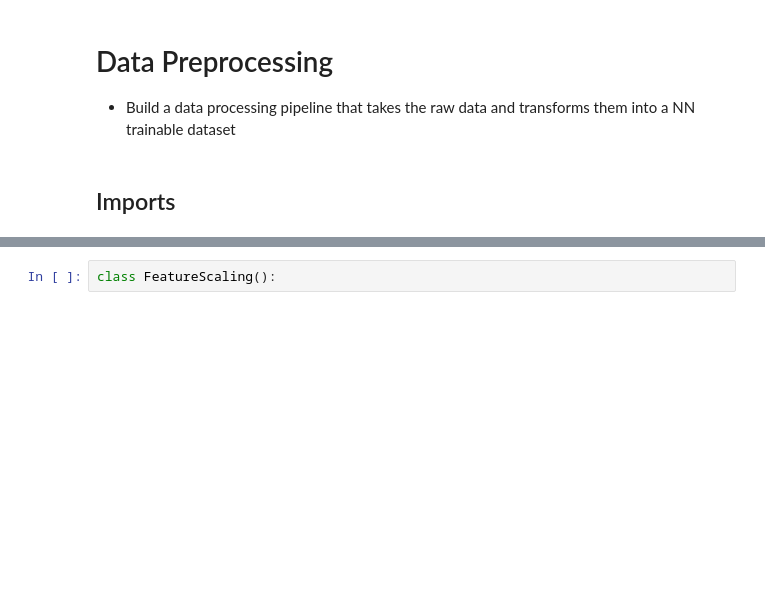
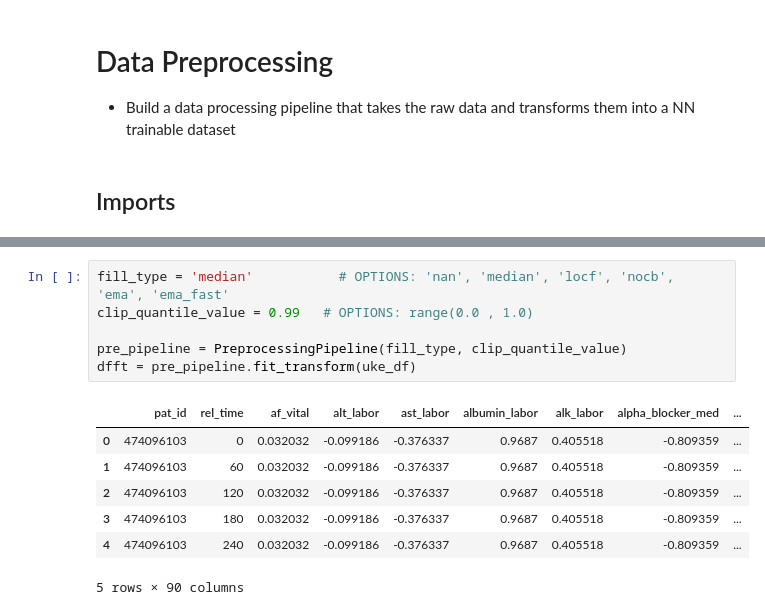
Before and after one commit to yjaenike/master-thesis, a Jupyter notebook: data_preprocessing.ipynb, the cells around one changed output, grey strips where cells are left out. Saved outputs shown, nothing was run; the diff lists cells and outputs as text; blank space fills up the shorter version.

```diff
--- a/data_preprocessing.ipynb
+++ b/data_preprocessing.ipynb
@@ -62,2 +297,14 @@ class PreprocessingPipeline():
-# %%
-class FeatureScaling():
+# %%
+fill_type = 'median'           # OPTIONS: 'nan', 'median', 'locf', 'nocb', 'ema', 'ema_fast'
+clip_quantile_value = 0.99   # OPTIONS: range(0.0 , 1.0)
+
+pre_pipeline = PreprocessingPipeline(fill_type, clip_quantile_value)
+dfft = pre_pipeline.fit_transform(uke_df)
+# %% [output]
+|  | pat_id | rel_time | af_vital | alt_labor | ast_labor | albumin_labor | alk_labor | alpha_blocker_med | ... |
+| 0 | 474096103 | 0 | 0.032032 | -0.099186 | -0.376337 | 0.9687 | 0.405518 | -0.809359 | ... |
+| 1 | 474096103 | 60 | 0.032032 | -0.099186 | -0.376337 | 0.9687 | 0.405518 | -0.809359 | ... |
+| 2 | 474096103 | 120 | 0.032032 | -0.099186 | -0.376337 | 0.9687 | 0.405518 | -0.809359 | ... |
+| 3 | 474096103 | 180 | 0.032032 | -0.099186 | -0.376337 | 0.9687 | 0.405518 | -0.809359 | ... |
+| 4 | 474096103 | 240 | 0.032032 | -0.099186 | -0.376337 | 0.9687 | 0.405518 | -0.809359 | ... |
+5 rows × 90 columns
```
Also changed, not shown: parts of 14 cells of this notebook, 4 other files.
